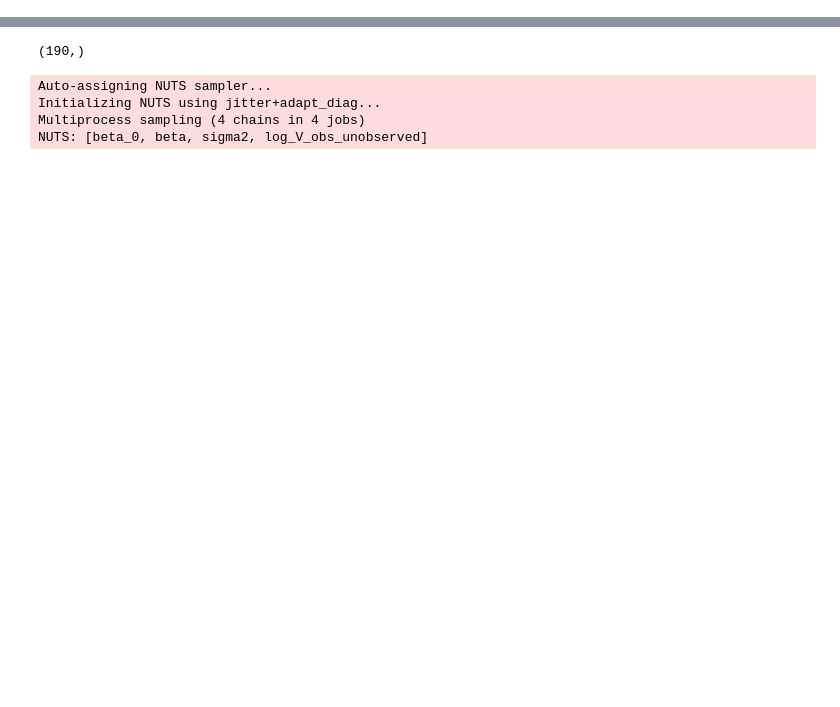
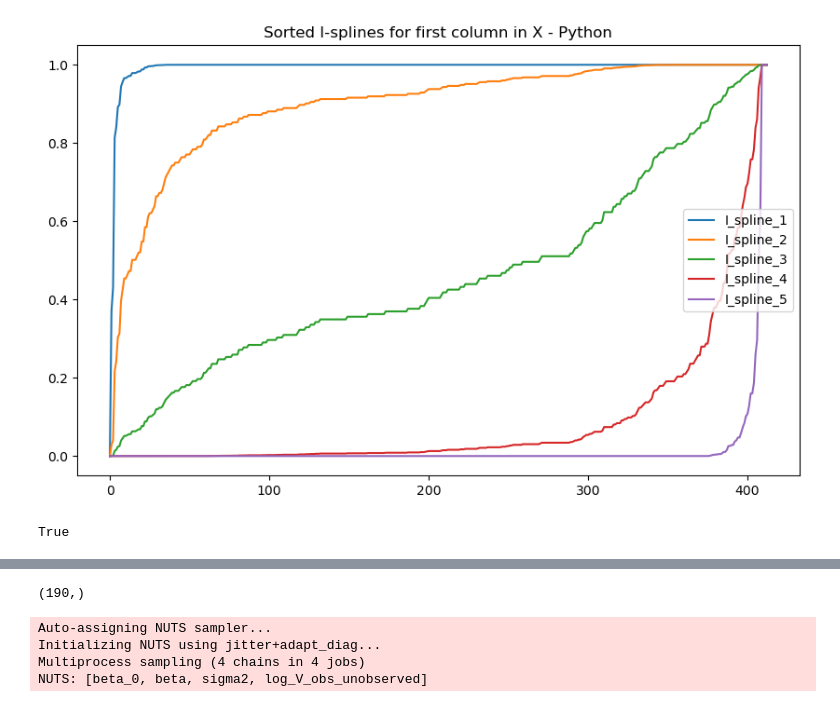
Before and after one commit to butterman0/spGDMM, a Jupyter notebook: nimble_code/SA Family/data_exploration_AFS.ipynb, the cells around one changed output, grey strips where cells are left out. Saved outputs shown, nothing was run; the diff lists cells and outputs as text; code cells hidden in the pictures; blank space fills up the shorter version.

```diff
--- a/nimble_code/SA Family/data_exploration_AFS.ipynb
+++ b/nimble_code/SA Family/data_exploration_AFS.ipynb
@@ -18,10 +18,15 @@ sys.path.append('../../')
 # load in and parse data
 #----------------------------------------------------------------
 
-dat_all = pd.read_csv("../../data/sa_family_data.csv").sample(n=20,random_state=1)
+# dat_all = pd.read_csv("../../data/sa_family_data.csv").sample(n=20,random_state=1)
+dat_all = pd.read_csv("../../data/sa_family_data.csv")
 
 # Parse data into location, environmental variables, and species cover/presence
 location_mat = dat_all[['latitude', 'longitude']].values
 env_var_names = ['gmap', 'RFL_CONC', 'Elevation30m', 'HeatLoadIndex30m', 'tmean13c', 'SoilConductivitymSm', 'SoilTotalNPercent']
 envr_use = dat_all[['gmap', 'RFL_CONC', 'Elevation30m', 'HeatLoadIndex30m', 'tmean13c', 'SoilConductivitymSm', 'SoilTotalNPercent']].values
 species_mat = dat_all.iloc[:, 12:].values
+
+location_mat_R = pd.read_csv("CSV-comparisons/location_mat_R.csv")
+envr_use_R = pd.read_csv("CSV-comparisons/envr_use_R.csv")
+species_mat_R = pd.read_csv("CSV-comparisons/species_mat_R.csv")
@@ -134,0 +189,18 @@ Proportion of ones: 0.08947368421052632
+# %%
+x = X[:,0]
+
+I_splines_first_col = np.column_stack([Isplines(deg, [x.min(), x.min() + (x.max() - x.min())/3, x.min() + (x.max() - x.min())*2/3, x.max()], x).I(j) for j in range(1,df+1)])
+
+# Plot the sorted I-splines for linearly generated x-axis data - Python
+plt.figure(figsize=(10, 6))
+for i in range(I_splines_first_col.shape[1]):
+    sorted_values = np.sort(I_splines_first_col[:, i], axis=0)
+    plt.plot(range(len(sorted_values)), sorted_values, label=f'I_spline_{i+1}')
+plt.title('Sorted I-splines for first column in X - Python')
+plt.legend()
+plt.show()
+
+np.allclose(I_splines_first_col, I_spline_bases[:,:5])
+# %% [output]
+[figure, added]
+True
```
Also changed, not shown: parts of 15 cells of this notebook, 3 other files.
